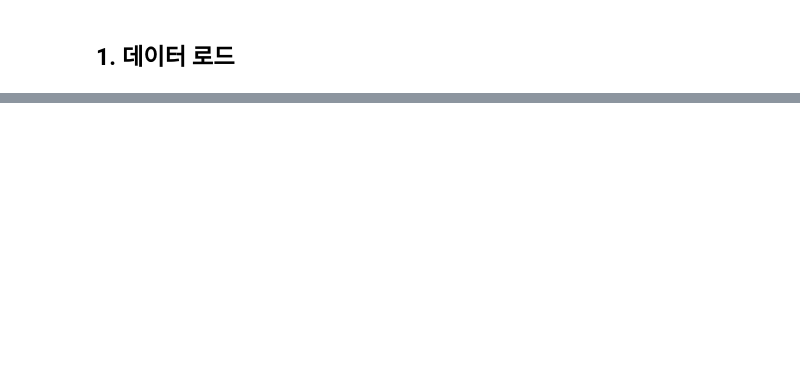
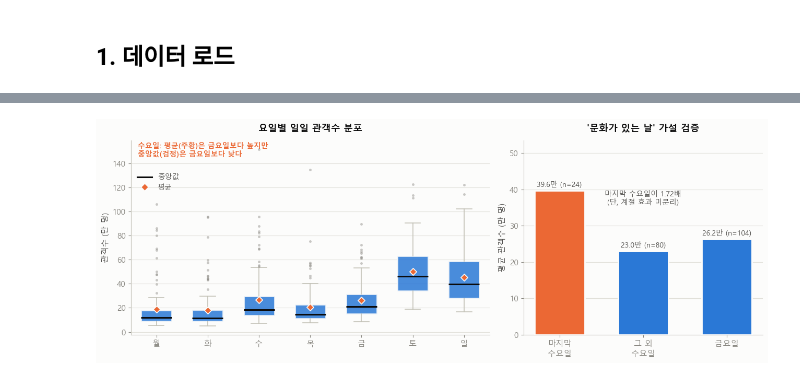
Before and after one commit to jutopia03/M1-1, a Jupyter notebook: analysis.ipynb, the cells around one changed output, grey strips where cells are left out. Drawn from its saved outputs; the diff is of its cells as text; code cells hidden in the pictures; blank space fills up the shorter version.

```diff
--- a/analysis.ipynb
+++ b/analysis.ipynb
@@ -44,0 +358,19 @@ IMG = 'images'
+# %%
+wed = d[d.dow == 2].copy()
+last_wed = wed.reset_index().groupby("ym")["date"].max()
+wed["is_last"] = wed.index.isin(last_wed)
+
+lw, ow = wed[wed.is_last].total_audi, wed[~wed.is_last].total_audi
+fri = d[d.dow == 4].total_audi
+
+print("=== 가설 검증 ===")
+print(f"  마지막 수요일 (n={len(lw):>3})  평균 {lw.mean():>9,.0f}명")
+print(f"  그 외 수요일  (n={len(ow):>3})  평균 {ow.mean():>9,.0f}명")
+print(f"  금요일        (n={len(fri):>3})  평균 {fri.mean():>9,.0f}명")
+print(f"\n  배수: 마지막 수요일 / 그 외 수요일 = {lw.mean()/ow.mean():.2f}배")
+
+print("\n=== 반증 점검: 마지막 수요일 상위 6일에 무엇이 섞여 있나 ===")
+for dt, v in lw.nlargest(6).items():
+    print(f"  {dt.date()}  {v:>9,.0f}명   1위: {d.loc[dt,'top1_movie']}")
+print("\n  -> 크리스마스/연말/여름 성수기가 섞여 있다.")
+print("     1.72배 전부를 할인 효과로 볼 수 없으며, 계절 효과가 분리되지 않았다.")
@@ -44,0 +395,61 @@ IMG = 'images'
+# %%
+from matplotlib.lines import Line2D
+
+fig, axes = plt.subplots(1, 2, figsize=(13, 4.8),
+                         gridspec_kw={"width_ratios": [1.5, 1]})
+
+# --- 좌: 요일별 분포 (중앙값=검은 선, 평균=주황 마름모) ---
+ax = axes[0]
+data_by_dow = [d[d.dow == i].total_audi.values / 1e4 for i in range(7)]
+bp = ax.boxplot(data_by_dow, patch_artist=True, widths=0.6, zorder=3,
+                medianprops=dict(color=INK, lw=2.2),
+                whiskerprops=dict(color=BASELINE, lw=1.2),
+                capprops=dict(color=BASELINE, lw=1.2),
+                flierprops=dict(marker="o", ms=3.5, mfc=INK_MUTED,
+                                mec="none", alpha=0.45))
+for box in bp["boxes"]:
+    box.set(facecolor=BLUE, alpha=0.85, edgecolor=SURFACE, linewidth=2)
+
+means = [d[d.dow == i].total_audi.mean() / 1e4 for i in range(7)]
+ax.scatter(range(1, 8), means, marker="D", s=46, color=ORANGE,
+           edgecolor=SURFACE, linewidth=1.2, zorder=5)
+
+tidy(ax)
+ax.set_xticklabels(DOW_KR)
+ax.set_title("요일별 일일 관객수 분포", color=INK, pad=12)
+ax.set_ylabel("관객수 (만 명)")
+ax.yaxis.set_major_formatter(MAN)
+ax.legend(handles=[Line2D([], [], color=INK, lw=2.2, label="중앙값"),
+                   Line2D([], [], marker="D", ls="none", ms=7, color=ORANGE,
+                          mec=SURFACE, label="평균")],
+          frameon=False, loc="upper left", fontsize=10, labelcolor=INK_SUB,
+          bbox_to_anchor=(0.0, 0.86))
+ax.text(0.02, 0.99,
+        "수요일: 평균(주황)은 금요일보다 높지만\n중앙값(검정)은 금요일보다 낮다",
+        transform=ax.transAxes, ha="left", va="top", fontsize=10,
+        color=ORANGE, fontweight="bold")
+
+# --- 우: 수요일 분해 ---
+ax = axes[1]
+labels = ["마지막\n수요일", "그 외\n수요일", "금요일"]
+vals   = [lw.mean() / 1e4, ow.mean() / 1e4, fri.mean() / 1e4]
+bars = ax.bar(labels, vals, color=[ORANGE, BLUE, BLUE], width=0.6,
+              edgecolor=SURFACE, linewidth=2, zorder=3)
+for b, v, n in zip(bars, vals, [len(lw), len(ow), len(fri)]):
+    ax.text(b.get_x() + b.get_width() / 2, v + 1.0, f"{v:.1f}만 (n={n})",
+            ha="center", fontsize=10, color=INK_SUB)
+
+tidy(ax)
+ax.set_title("'문화가 있는 날' 가설 검증", color=INK, pad=12)
+ax.set_ylabel("평균 관객수 (만 명)")
+ax.yaxis.set_major_formatter(MAN)
+ax.set_ylim(0, max(vals) * 1.35)
+ax.text(0.50, 0.74, f"마지막 수요일이 {lw.mean()/ow.mean():.2f}배\n(단, 계절 효과 미분리)",
+        transform=ax.transAxes, ha="center", va="top",
+        fontsize=10, color=INK_SUB)
+
+fig.tight_layout()
+fig.savefig(IMG / "02_weekday.png", dpi=150, bbox_inches="tight")
+plt.show()
+# %% [output]
+[figure, added]
```
Also changed, not shown: parts of 29 cells of this notebook, 5 other files.
